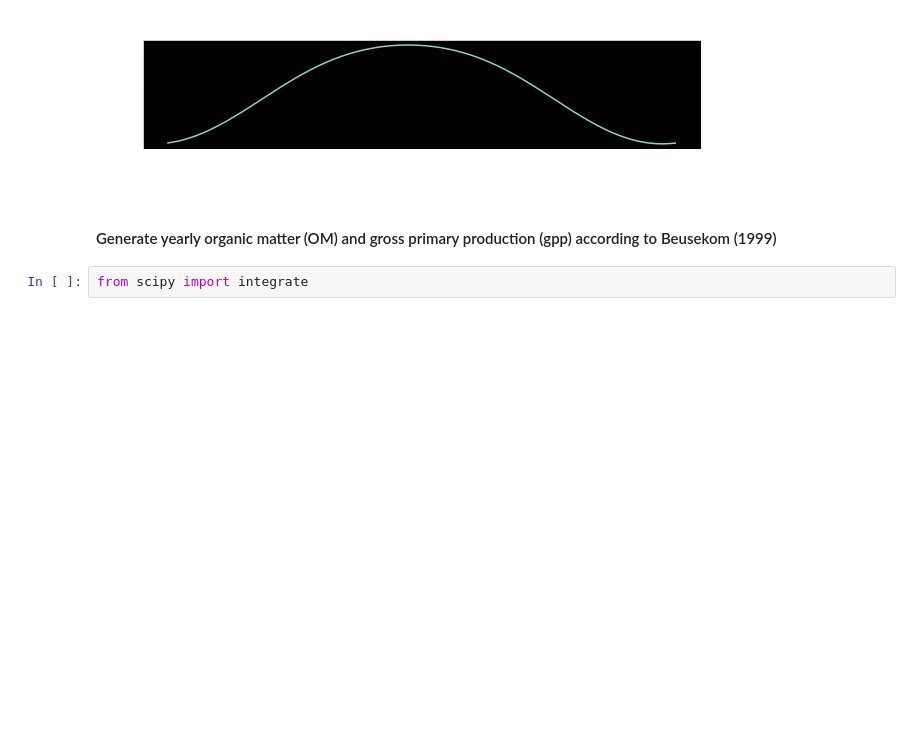
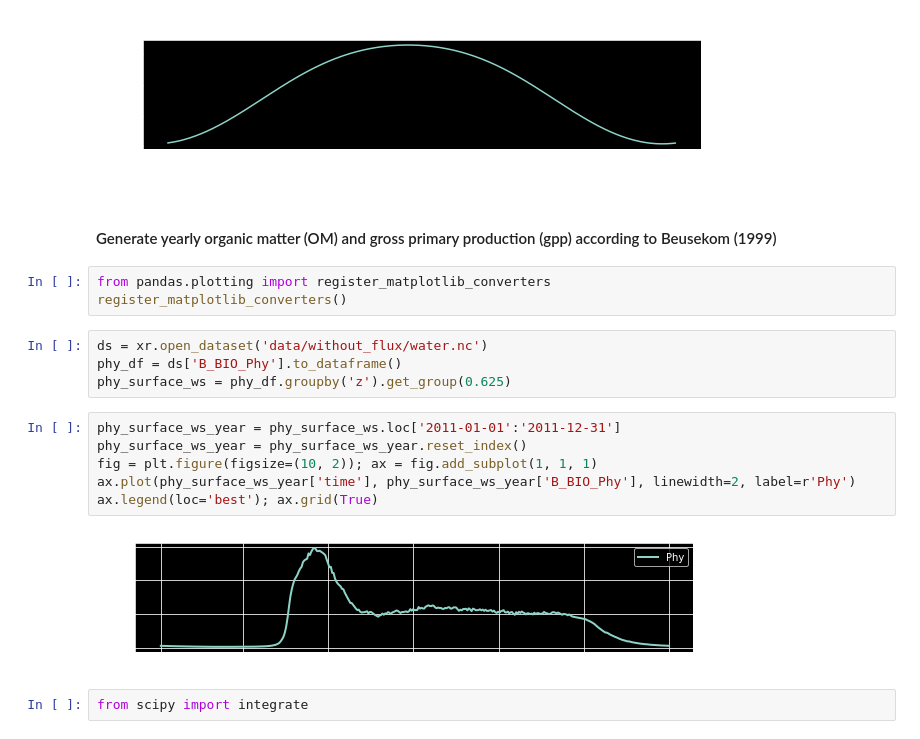
Before and after one commit to limash/Alkalinity_in_the_Wadden_Sea, a Jupyter notebook: 1_generate_netcdf.ipynb, the cells around one changed output. Drawn from its saved outputs; the diff is of its cells as text; blank space fills up the shorter version.

```diff
--- a/1_generate_netcdf.ipynb
+++ b/1_generate_netcdf.ipynb
@@ -106,6 +106,21 @@ Text(0, 0.5, '$\\mu M\\,s^{-1}\\,m^{-2}$')
 [figure]
 # %% [markdown]
 #### Generate yearly organic matter (OM) and gross primary production (gpp) according to Beusekom (1999)
+# %%
+from pandas.plotting import register_matplotlib_converters
+register_matplotlib_converters()
+# %%
+ds = xr.open_dataset('data/without_flux/water.nc')
+phy_df = ds['B_BIO_Phy'].to_dataframe()
+phy_surface_ws = phy_df.groupby('z').get_group(0.625)
+# %%
+phy_surface_ws_year = phy_surface_ws.loc['2011-01-01':'2011-12-31']
+phy_surface_ws_year = phy_surface_ws_year.reset_index()
+fig = plt.figure(figsize=(10, 2)); ax = fig.add_subplot(1, 1, 1)
+ax.plot(phy_surface_ws_year['time'], phy_surface_ws_year['B_BIO_Phy'], linewidth=2, label=r'Phy')
+ax.legend(loc='best'); ax.grid(True)
+# %% [output]
+[figure, added]
 # %%
 from scipy import integrate
 # %% [markdown]
```
Also changed, not shown: parts of 3 cells of this notebook, 2 other files.
